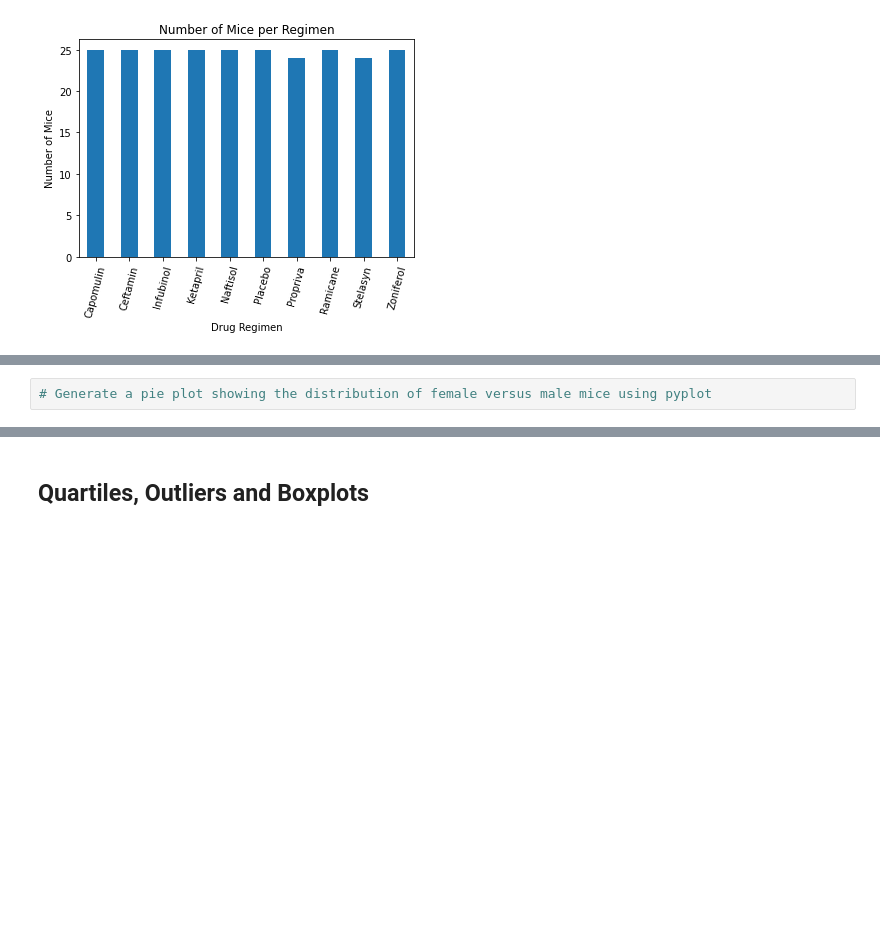
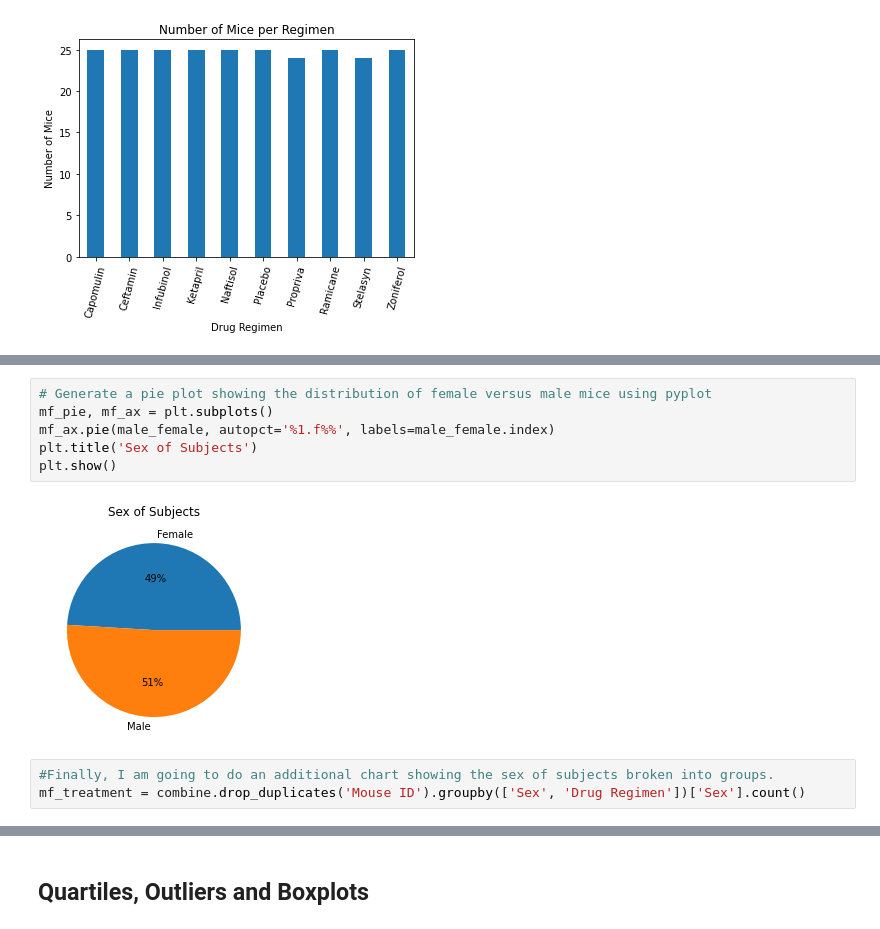
Before and after one commit to Alex-Saunders-Codes/matplotlib-challenge, a Jupyter notebook: pymaceuticals.ipynb, the cells around one changed output, grey strips where cells are left out. Drawn from its saved outputs; the diff is of its cells as text; blank space fills up the shorter version.

```diff
--- a/pymaceuticals.ipynb
+++ b/pymaceuticals.ipynb
@@ -150,2 +159,11 @@ AttributeError: 'AxesSubplot' object has no attribute 'bar_label'
 # %%
 # Generate a pie plot showing the distribution of female versus male mice using pyplot
+mf_pie, mf_ax = plt.subplots()
+mf_ax.pie(male_female, autopct='%1.f%%', labels=male_female.index)
+plt.title('Sex of Subjects')
+plt.show()
+# %% [output]
+[figure, added]
+# %%
+#Finally, I am going to do an additional chart showing the sex of subjects broken into groups.
+mf_treatment = combine.drop_duplicates('Mouse ID').groupby(['Sex', 'Drug Regimen'])['Sex'].count()
```
Also changed, not shown: parts of 6 cells of this notebook, 2 other files.
